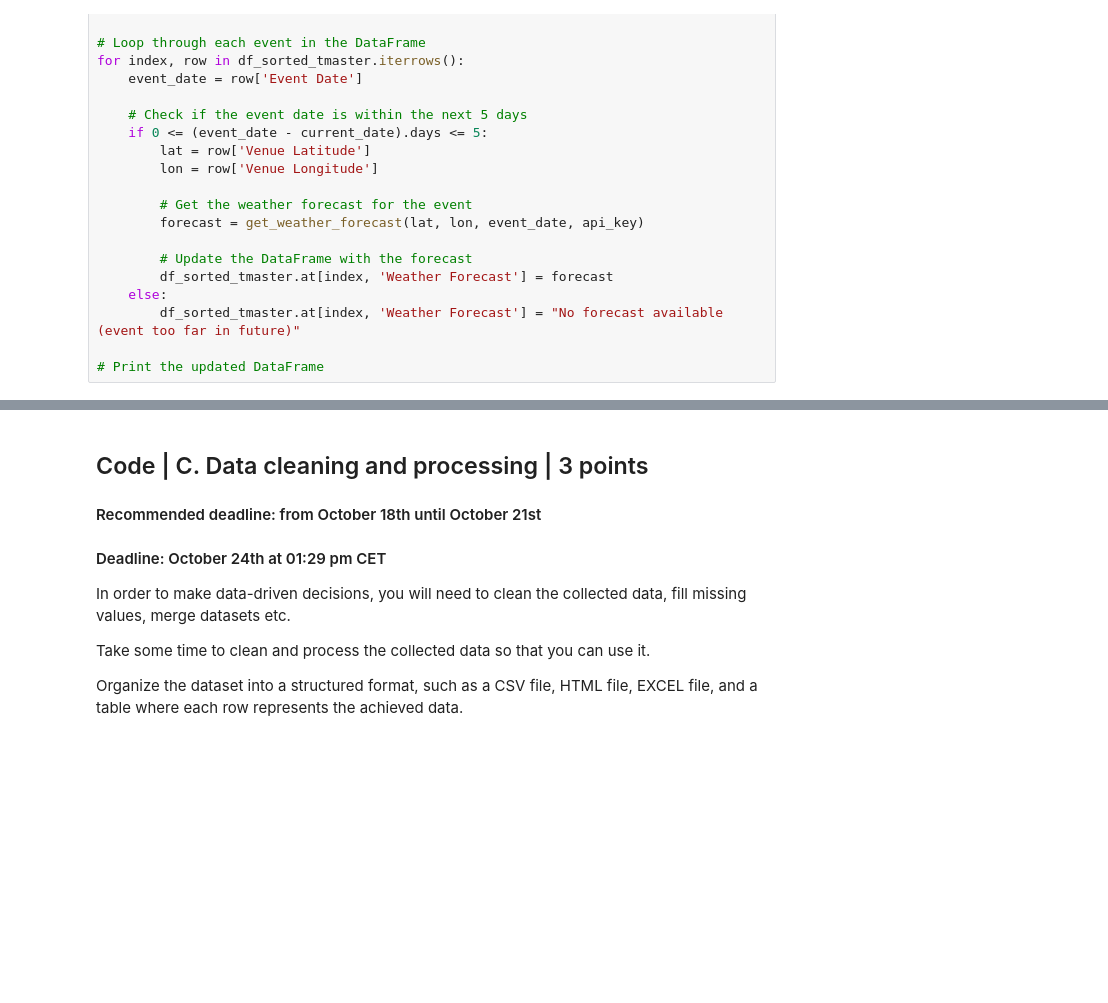
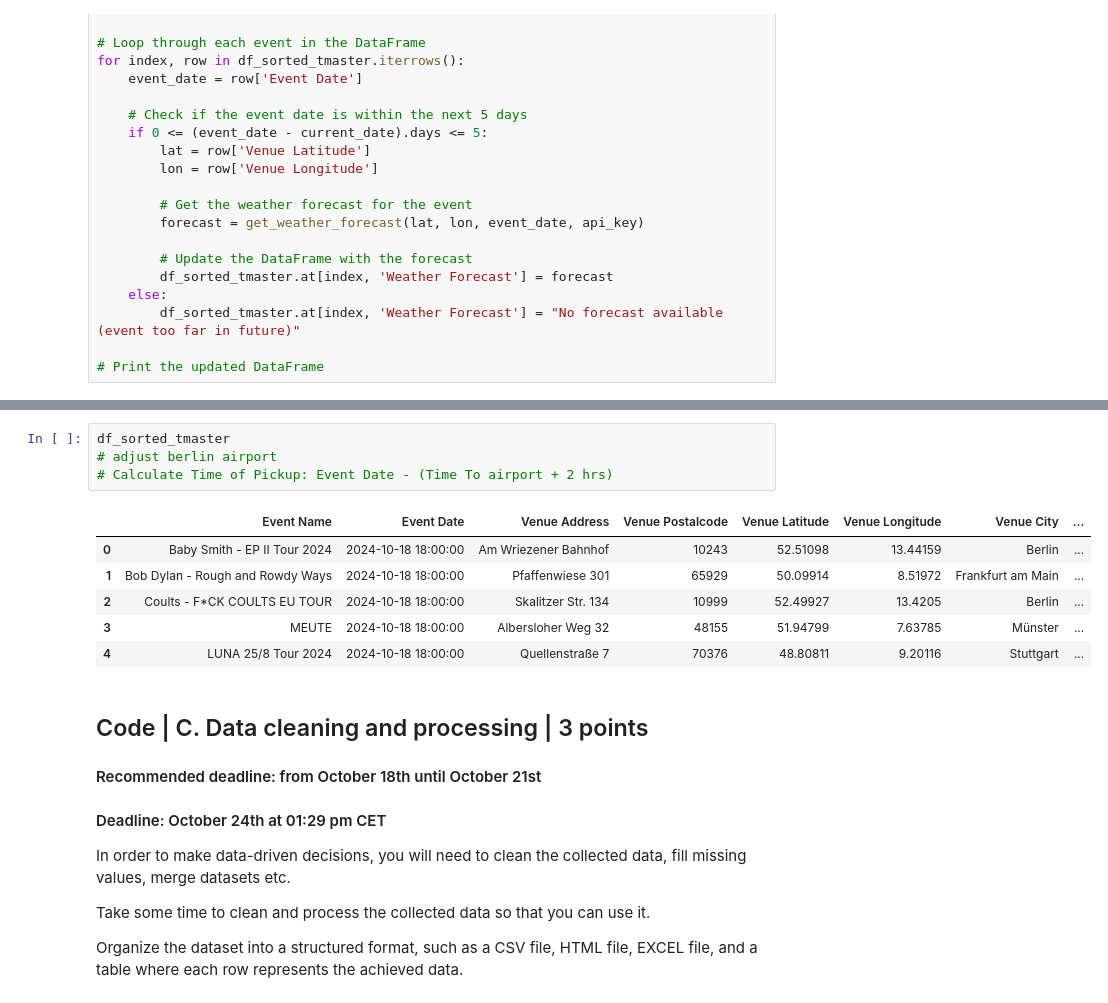
Before and after one commit to shadzic/ESMT_2024_DataScraping_Students, a Jupyter notebook: Group_Project.ipynb, the cells around one changed output, grey strips where cells are left out. Cells and saved outputs as stored; diff of their text form; blank space fills up the shorter version.

```diff
--- a/Group_Project.ipynb
+++ b/Group_Project.ipynb
@@ -383,3 +502,14 @@ df_sorted_tmaster[:23]
+# %%
+df_sorted_tmaster
+# adjust berlin airport
+# Calculate Time of Pickup: Event Date - (Time To airport + 2 hrs)
+# %% [output]
+|  | Event Name | Event Date | Venue Address | Venue Postalcode | Venue Latitude | Venue Longitude | Venue City | ... |
+| 0 | Baby Smith - EP II Tour 2024 | 2024-10-18 18:00:00 | Am Wriezener Bahnhof | 10243 | 52.51098 | 13.44159 | Berlin | ... |
+| 1 | Bob Dylan - Rough and Rowdy Ways | 2024-10-18 18:00:00 | Pfaffenwiese 301 | 65929 | 50.09914 | 8.51972 | Frankfurt am Main | ... |
+| 2 | Coults - F*CK COULTS EU TOUR | 2024-10-18 18:00:00 | Skalitzer Str. 134 | 10999 | 52.49927 | 13.4205 | Berlin | ... |
+| 3 | MEUTE | 2024-10-18 18:00:00 | Albersloher Weg 32 | 48155 | 51.94799 | 7.63785 | Münster | ... |
+| 4 | LUNA 25/8 Tour 2024 | 2024-10-18 18:00:00 | Quellenstraße 7 | 70376 | 48.80811 | 9.20116 | Stuttgart | ... |
 # %% [markdown]
 ## Code | C. Data cleaning and processing | 3 points
 #### Recommended deadline: from October 18th until October 21st
```
Also changed, not shown: parts of 5 cells of this notebook.
